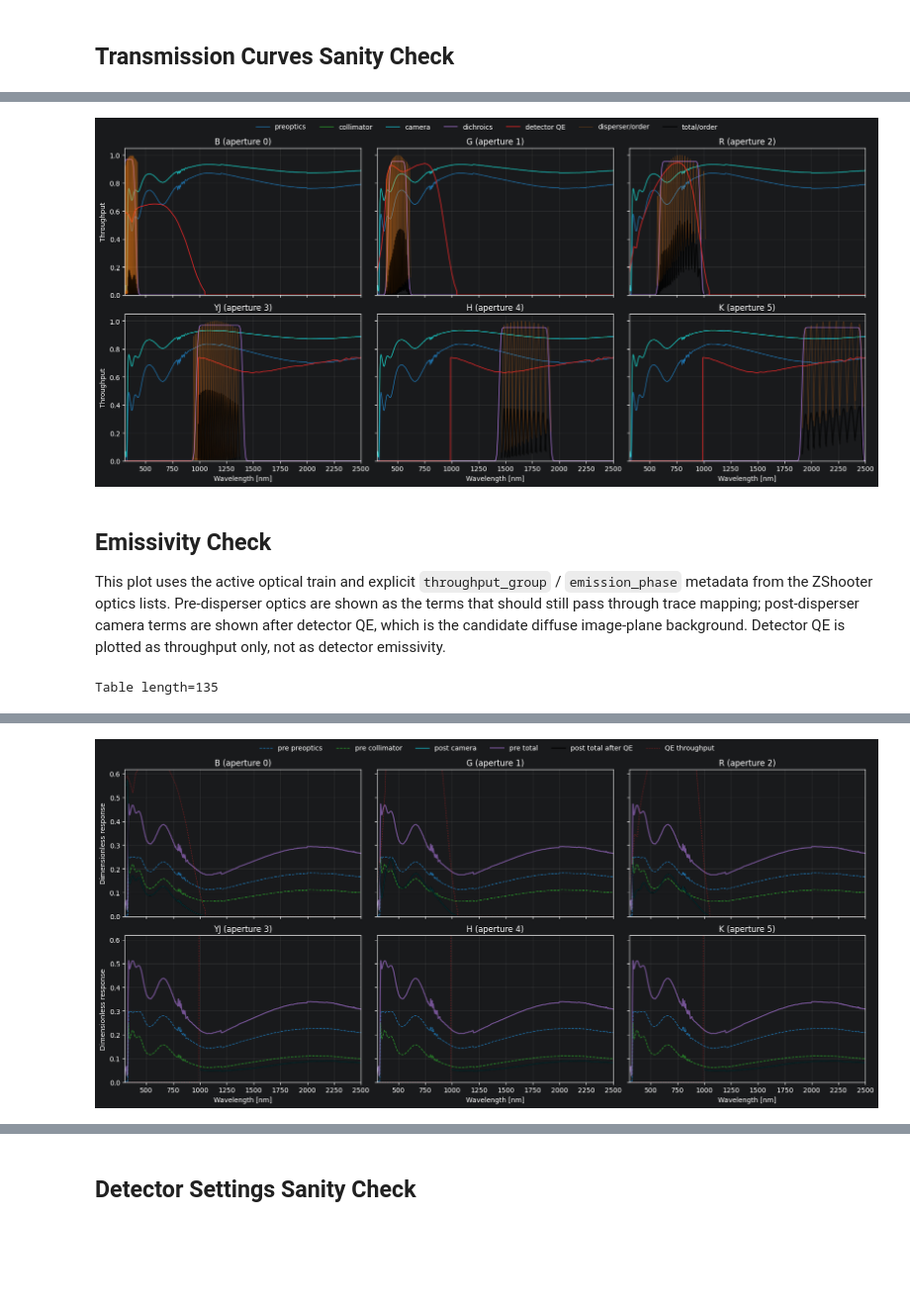
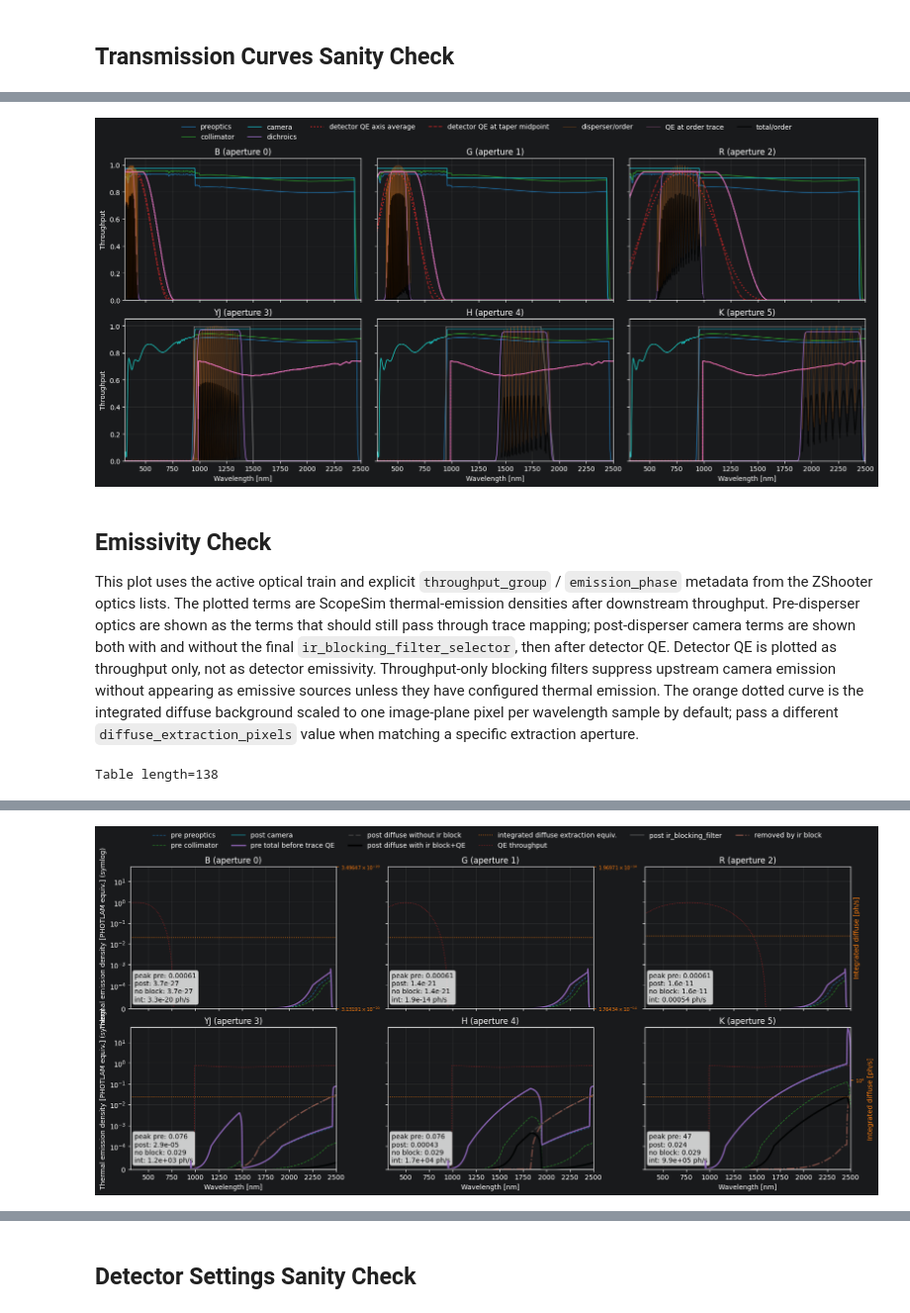
Before and after one commit to CaltechOpticalObservatories/zs-scopesim, a Jupyter notebook: notebooks/zshooter_validation.ipynb, the cells around one changed output, grey strips where cells are left out. Shown at 99% size. Saved outputs shown, nothing was run; the diff lists cells and outputs as text; code cells hidden in the pictures; blank space fills up the shorter version.

```diff
--- a/notebooks/zshooter_validation.ipynb
+++ b/notebooks/zshooter_validation.ipynb
@@ -180,18 +151,20 @@ This plot derives the active throughput components from the constructed optical
 # %%
 wave_nm = np.linspace(308, 2500, 5000) * u.nm
-transmission_data = build_transmission_sanity_data(zs, wave_nm=wave_nm)
+transmission_data = build_transmission_sanity_data(
+    zs, wave_nm=wave_nm, qe_selector_name=None,
+)
 validate_transmission_sanity_data(transmission_data)
 fig, axes = plot_transmission_sanity(transmission_data)
 # %% [output]
-[figure, old version]
+[figure, new version]
 # %% [markdown]
 ## Emissivity Check
 
-This plot uses the active optical train and explicit `throughput_group` / `emission_phase` metadata from the ZShooter optics lists. Pre-disperser optics are shown as the terms that should still pass through trace mapping; post-disperser camera terms are shown after detector QE, which is the candidate diffuse image-plane background. Detector QE is plotted as throughput only, not as detector emissivity.
+This plot uses the active optical train and explicit `throughput_group` / `emission_phase` metadata from the ZShooter optics lists. The plotted terms are ScopeSim thermal-emission densities after downstream throughput. Pre-disperser optics are shown as the terms that should still pass through trace mapping; post-disperser camera terms are shown both with and without the final `ir_blocking_filter_selector`, then after detector QE. Detector QE is plotted as throughput only, not as detector emissivity. Throughput-only blocking filters suppress upstream camera emission without appearing as emissive sources unless they have configured thermal emission. The orange dotted curve is the integrated diffuse background scaled to one image-plane pixel per wavelength sample by default; pass a different `diffuse_extraction_pixels` value when matching a specific extraction aperture.
 # %%
-emissivity_data = build_emissivity_sanity_data(zs, wave_nm=wave_nm)
+emissivity_data = build_emissivity_sanity_data(zs, wave_nm=wave_nm, qe_selector_name=None)
 validate_emissivity_sanity_data(emissivity_data)
 fig, axes = plot_emissivity_sanity(emissivity_data)
-emissivity_data["details"]
+emissivity_data["details"] #.show_in_notebook(display_length=-1)
 # %% [output]
-Table length=135
+Table length=138
@@ -216,4 +190,4 @@ Table length=135
-[figure, old version]
+[figure, new version]
 # %% [markdown]
 ## Post-Echelle Diffuse Background
 
```
Also changed, not shown: parts of 16 cells of this notebook, 2 other files.
